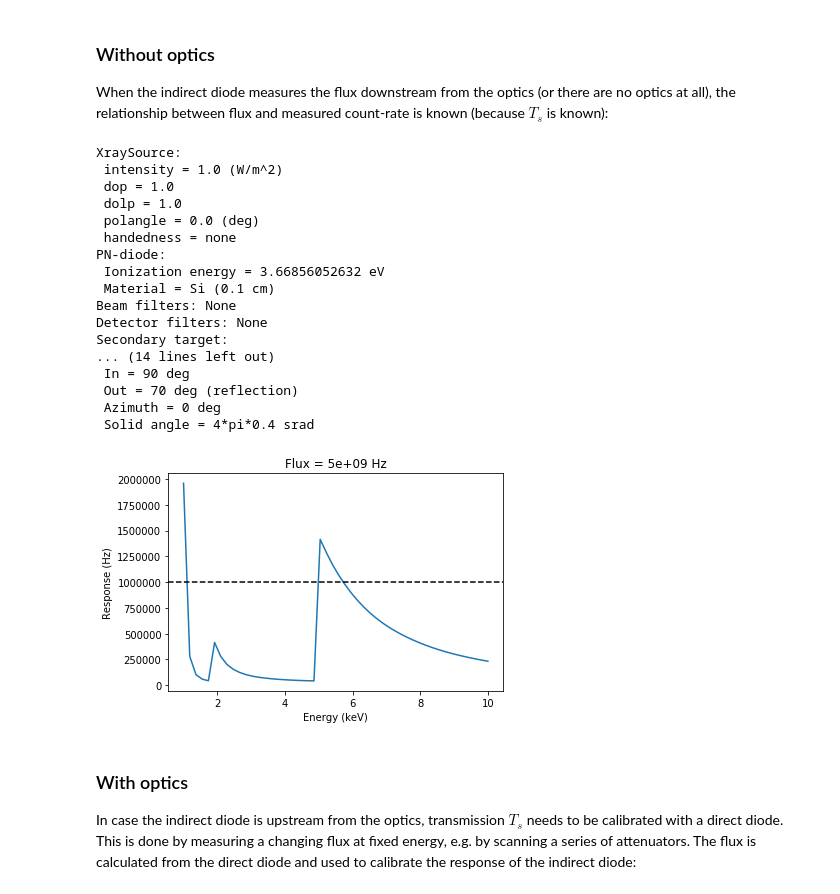
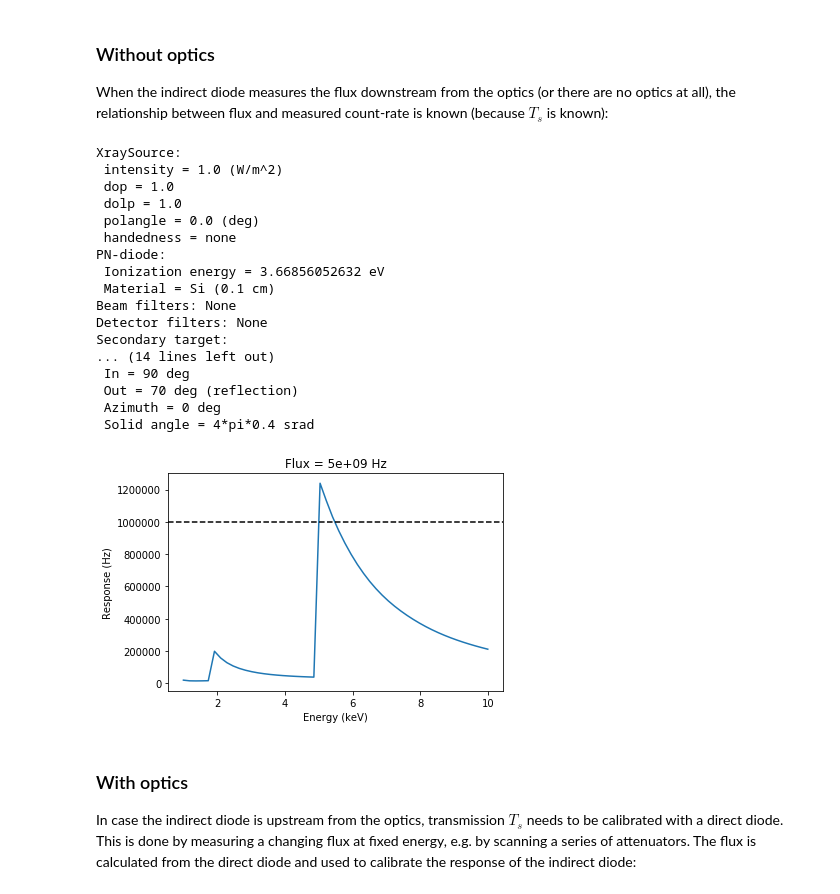
Before and after one commit to woutdenolf/spectrocrunch, a Jupyter notebook: doc/source/tutorials/diodes.ipynb, the cells around one changed output. Drawn from its saved outputs; the diff is of its cells as text; code cells hidden in the pictures.

```diff
--- a/doc/source/tutorials/diodes.ipynb
+++ b/doc/source/tutorials/diodes.ipynb
@@ -224,41 +224,42 @@ The conversion factors $Y_{i,j}$ can be calculated from the cross-sections of th
 ### Without optics
 When the indirect diode measures the flux downstream from the optics (or there are no optics at all), the relationship between flux and measured count-rate is known (because $T_s$ is known):
 # %%
-iodet = diode.factory("sxm_iodet1",optics=[airpath])
+atmpath = xrayoptics.Filter(material="vacuum", thickness=1)
+iodet = diode.factory("sxm_iodet1",optics=[atmpath])
 iodet.gain = 1e9
 print(iodet.geometry)
 
 Is = 5e9
 energy = np.linspace(1,10,50)
-I = [iodet.fluxtocps(en,Is).to("Hz").magnitude for en in energy]
+I = iodet.fluxtocps(energy[:, np.newaxis], Is).to("Hz").magnitude
 plt.plot(energy,I)
 
 plt.gca().axhline(y=iodet.oscillator.Fmax.to("Hz").magnitude,label="Fmax",\
                   color='k',linestyle='--')
 
 plt.title("Flux = {:.0e} Hz".format(Is))
 plt.xlabel('Energy (keV)')
 plt.ylabel('Response (Hz)')
 plt.show()
 # %% [output]
 XraySource:
  intensity = 1.0 (W/m^2)
  dop = 1.0
  dolp = 1.0
  polangle = 0.0 (deg)
  handedness = none
 PN-diode:
  Ionization energy = 3.66856052632 eV
  Material = Si (0.1 cm)
 Beam filters: None
 Detector filters: None
 Secondary target:
 ... (14 lines left out)
  In = 90 deg
  Out = 70 deg (reflection)
  Azimuth = 0 deg
  Solid angle = 4*pi*0.4 srad
-[figure, old version]
+[figure, new version]
 # %% [markdown]
 ### With optics
 
```
Also changed, not shown: parts of 3 cells of this notebook, 6 other files.
